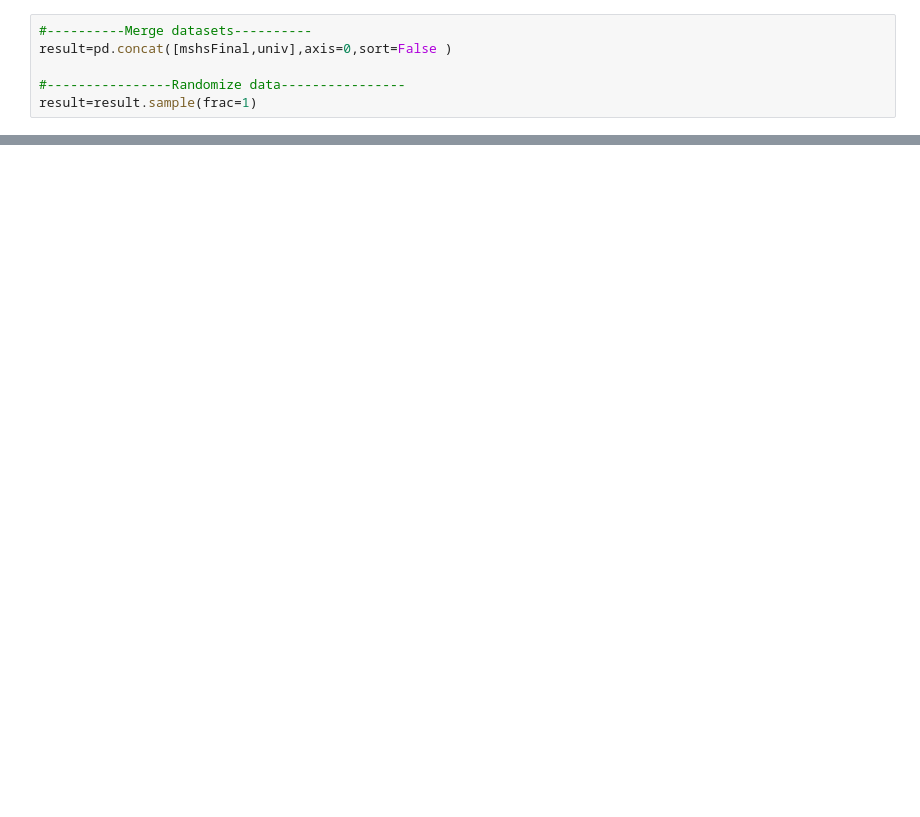
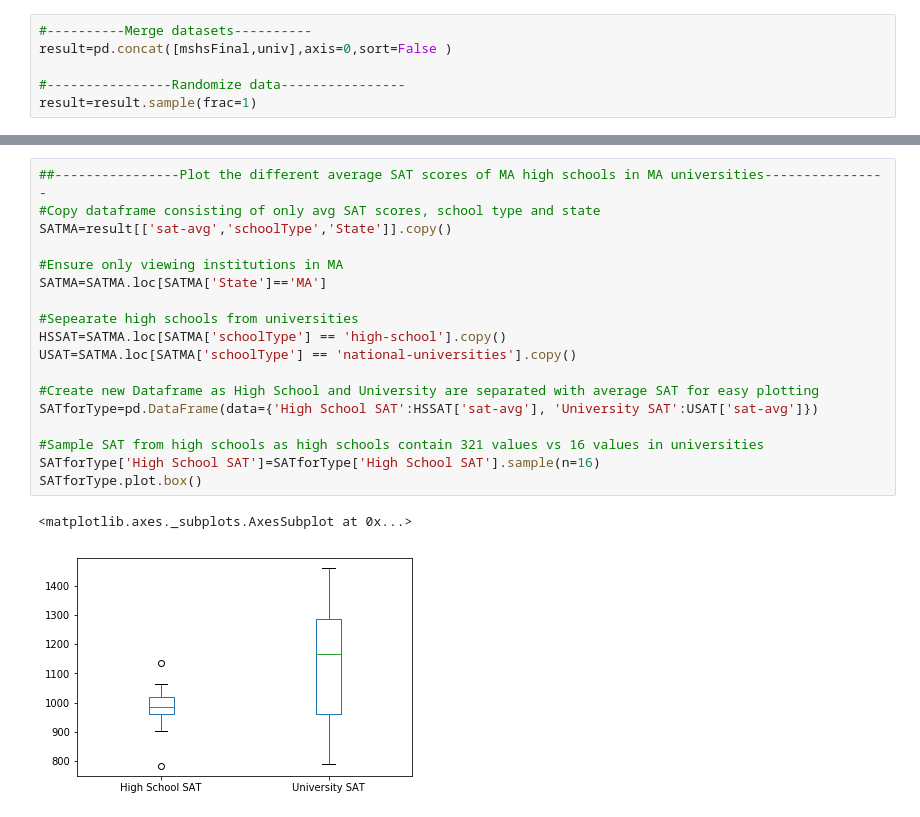
Before and after one commit to kj808/2018DataExploration, a Jupyter notebook: notebooks/EECS 731 Project.ipynb, the cells around one changed output, grey strips where cells are left out. Drawn from its saved outputs; the diff is of its cells as text; blank space fills up the shorter version.

```diff
--- a/notebooks/EECS 731 Project.ipynb
+++ b/notebooks/EECS 731 Project.ipynb
@@ -262,0 +172,21 @@ Index(['index', 'School Name', 'City', 'State', 'Zip', 'Enrollment',
+# %%
+##----------------Plot the different average SAT scores of MA high schools in MA universities----------------
+#Copy dataframe consisting of only avg SAT scores, school type and state
+SATMA=result[['sat-avg','schoolType','State']].copy()
+
+#Ensure only viewing institutions in MA
+SATMA=SATMA.loc[SATMA['State']=='MA']
+
+#Sepearate high schools from universities
+HSSAT=SATMA.loc[SATMA['schoolType'] == 'high-school'].copy()
+USAT=SATMA.loc[SATMA['schoolType'] == 'national-universities'].copy()
+
+#Create new Dataframe as High School and University are separated with average SAT for easy plotting
+SATforType=pd.DataFrame(data={'High School SAT':HSSAT['sat-avg'], 'University SAT':USAT['sat-avg']})
+
+#Sample SAT from high schools as high schools contain 321 values vs 16 values in universities
+SATforType['High School SAT']=SATforType['High School SAT'].sample(n=16)
+SATforType.plot.box()
+# %% [output]
+<matplotlib.axes._subplots.AxesSubplot at 0x...>
+[figure, added]
```
Also changed, not shown: parts of 18 cells of this notebook, 4 other files.
